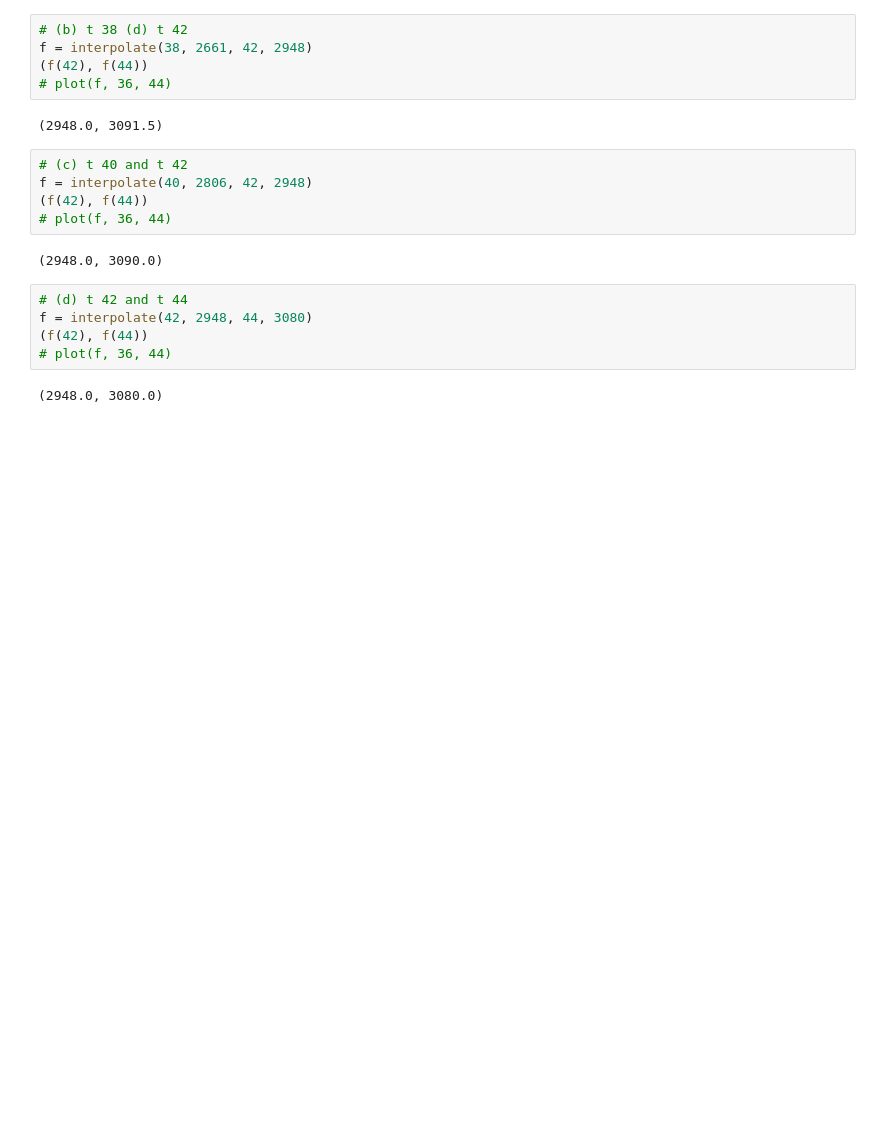
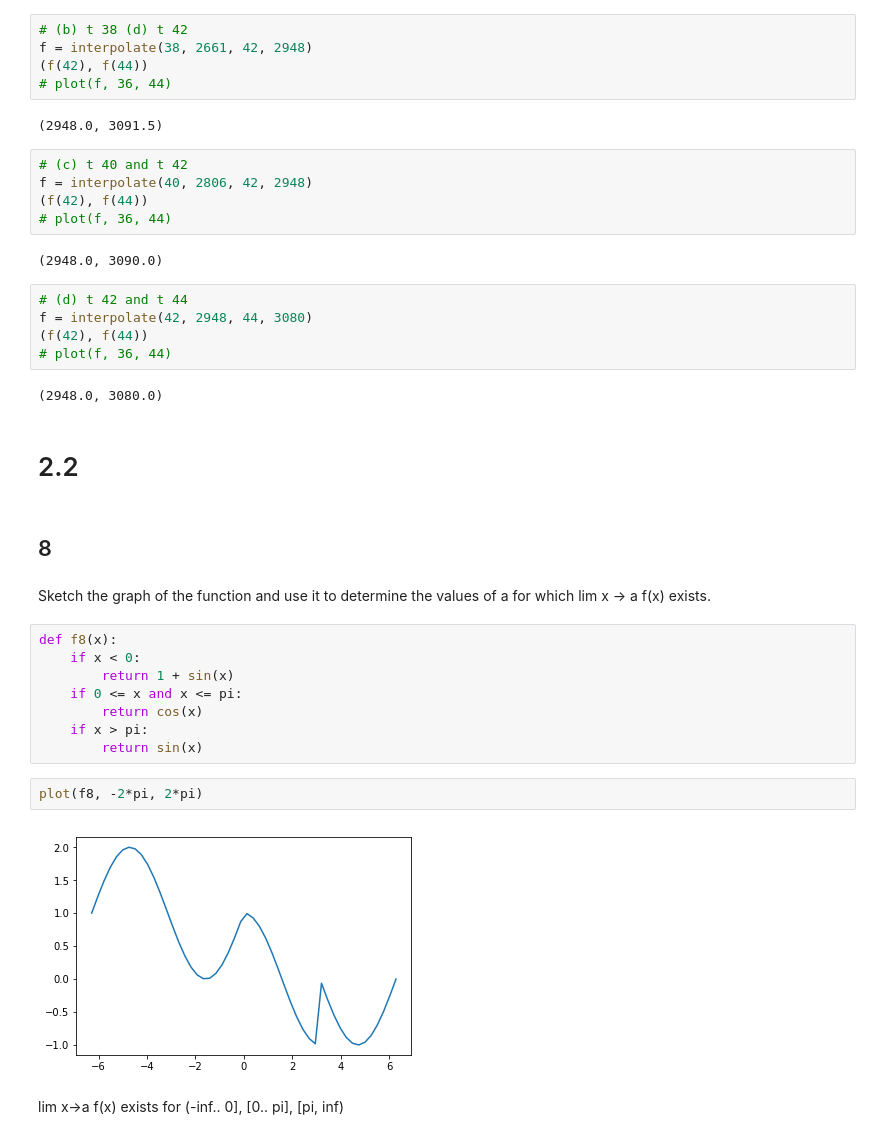
Before and after one commit to bddap/math251, a Jupyter notebook: practice1.ipynb, the cells around one changed output. Saved outputs shown, nothing was run; the diff lists cells and outputs as text; blank space fills up the shorter version.

```diff
--- a/practice1.ipynb
+++ b/practice1.ipynb
@@ -115,3 +117,23 @@ f = interpolate(42, 2948, 44, 3080)
 # plot(f, 36, 44)
 # %% [output]
 (2948.0, 3080.0)
+# %% [markdown]
+# 2.2
+# %% [markdown]
+## 8
+# %% [markdown]
+Sketch the graph of the function and use it to determine the values of a for which lim x -> a f(x) exists.
+# %%
+def f8(x):
+    if x < 0:
+        return 1 + sin(x)
+    if 0 <= x and x <= pi:
+        return cos(x)
+    if x > pi:
+        return sin(x)
+# %%
+plot(f8, -2*pi, 2*pi)
+# %% [output]
+[figure, added]
+# %% [markdown]
+lim x->a f(x) exists for (-inf.. 0], [0.. pi], [pi, inf)
```
Also changed, not shown: parts of 1 cell of this notebook, 2 other files.
